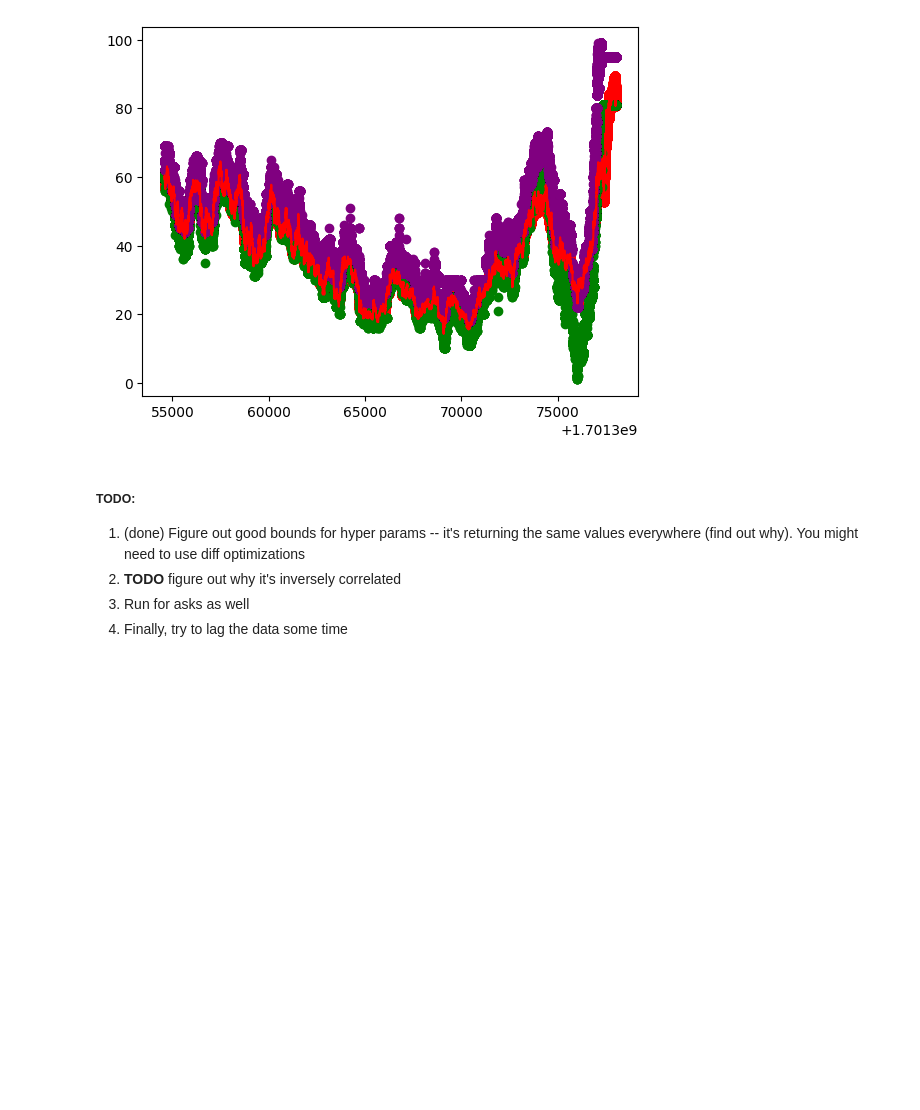
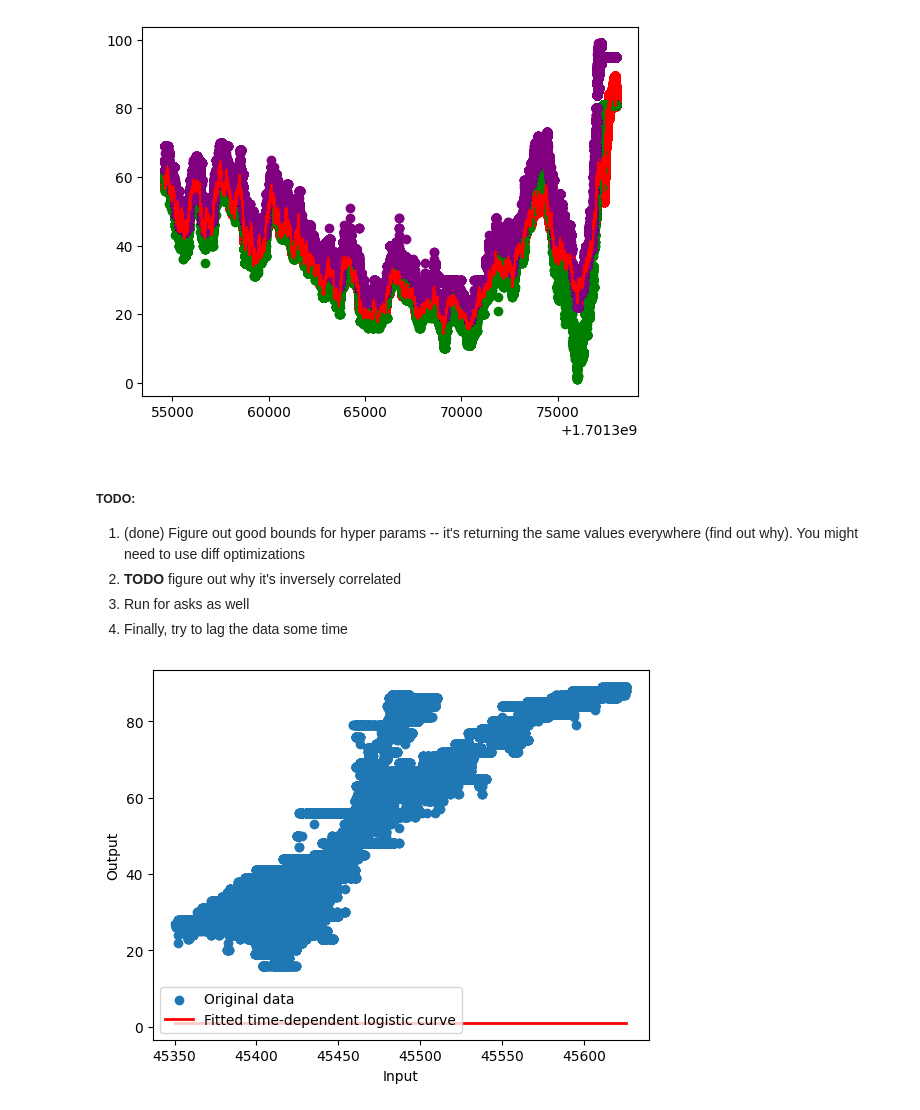
Before and after one commit to kamyarghiam/kalshi_bot, a Jupyter notebook: src/strategy/research/modeling/up_down_modeling.ipynb, the cells around one changed output. Saved outputs shown, nothing was run; the diff lists cells and outputs as text; code cells hidden in the pictures; blank space fills up the shorter version.

```diff
--- a/src/strategy/research/modeling/up_down_modeling.ipynb
+++ b/src/strategy/research/modeling/up_down_modeling.ipynb
@@ -147,0 +152,30 @@ plt.show()
+# %%
+import numpy as np
+import matplotlib.pyplot as plt
+from scipy.optimize import curve_fit
+
+# Define a logistic function with a time-dependent parameter
+def time_dependent_logistic(x, k, t):
+    return 1 / (1 + np.exp(-k * (x - t)))
+
+# TODO: I replaced variables below with my actual data
+X = ... # Example: np.random.rand(100) * 10
+time = ... # Example: np.linspace(0, 1, 100)
+y = time_dependent_logistic(X, k=5 * time, t=2) + 0.05 * np.random.randn(100)
+
+# Fit the time-dependent logistic function to the data
+popt, pcov = curve_fit(time_dependent_logistic, X, y, bounds=([0, 0], [np.inf, np.inf]))
+
+# Generate predictions using the fitted parameters
+X_test = np.linspace(min(X), max(X), 300)
+y_pred = time_dependent_logistic(X_test, *popt)
+
+# Plot the original data and the fitted logistic curve
+plt.scatter(X, y, label='Original data')
+plt.plot(X_test, y_pred, label='Fitted time-dependent logistic curve', color='red', linewidth=2)
+plt.xlabel('Input')
+plt.ylabel('Output')
+plt.legend()
+plt.show()
+# %% [output]
+[figure, added]
```
Also changed, not shown: parts of 19 cells of this notebook.
